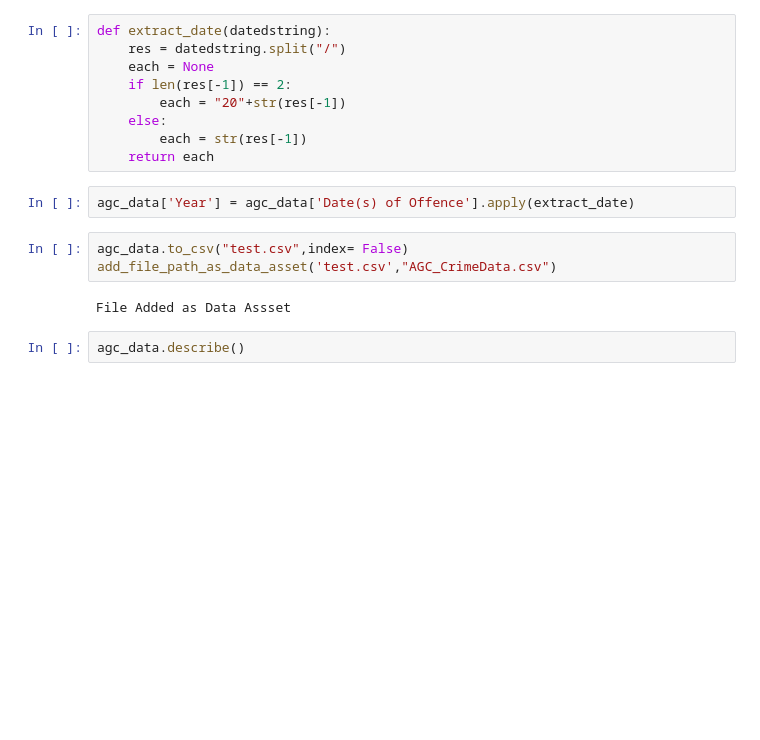
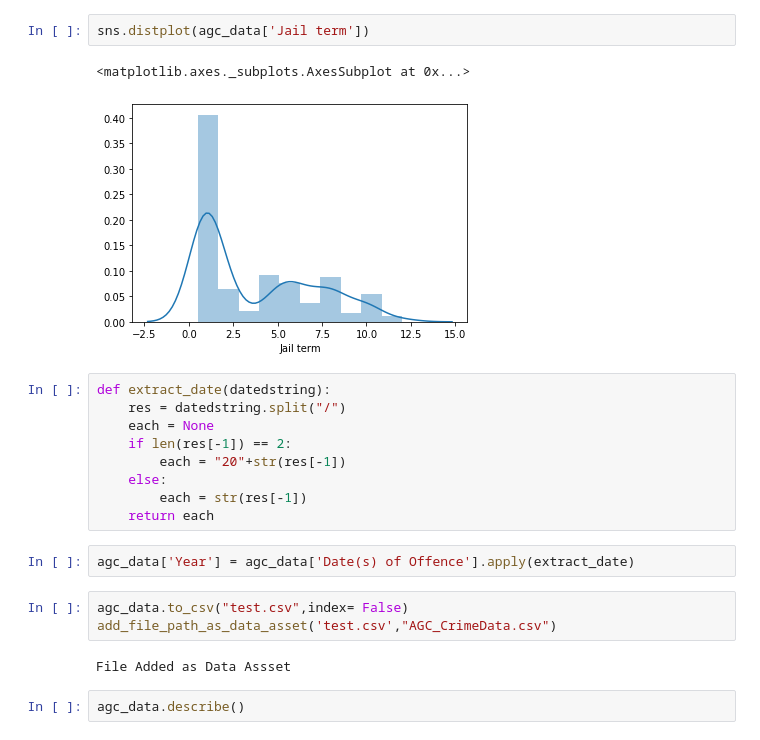
Before and after one commit to knijesh/Sentence-Prediction, a Jupyter notebook: assets/notebook/sentence_prediction_algo_CzKY8ZQI5.ipynb, the cells around one changed output. Cells and saved outputs as stored; diff of their text form; blank space fills up the shorter version.

```diff
--- a/assets/notebook/sentence_prediction_algo_CzKY8ZQI5.ipynb
+++ b/assets/notebook/sentence_prediction_algo_CzKY8ZQI5.ipynb
@@ -12,3 +34,8 @@ agc_data.head()
+# %%
+sns.distplot(agc_data['Jail term'])
+# %% [output]
+<matplotlib.axes._subplots.AxesSubplot at 0x...>
+[figure, added]
 # %%
 def extract_date(datedstring):
     res = datedstring.split("/")
```
Also changed, not shown: parts of 4 cells of this notebook, 6 other files.
